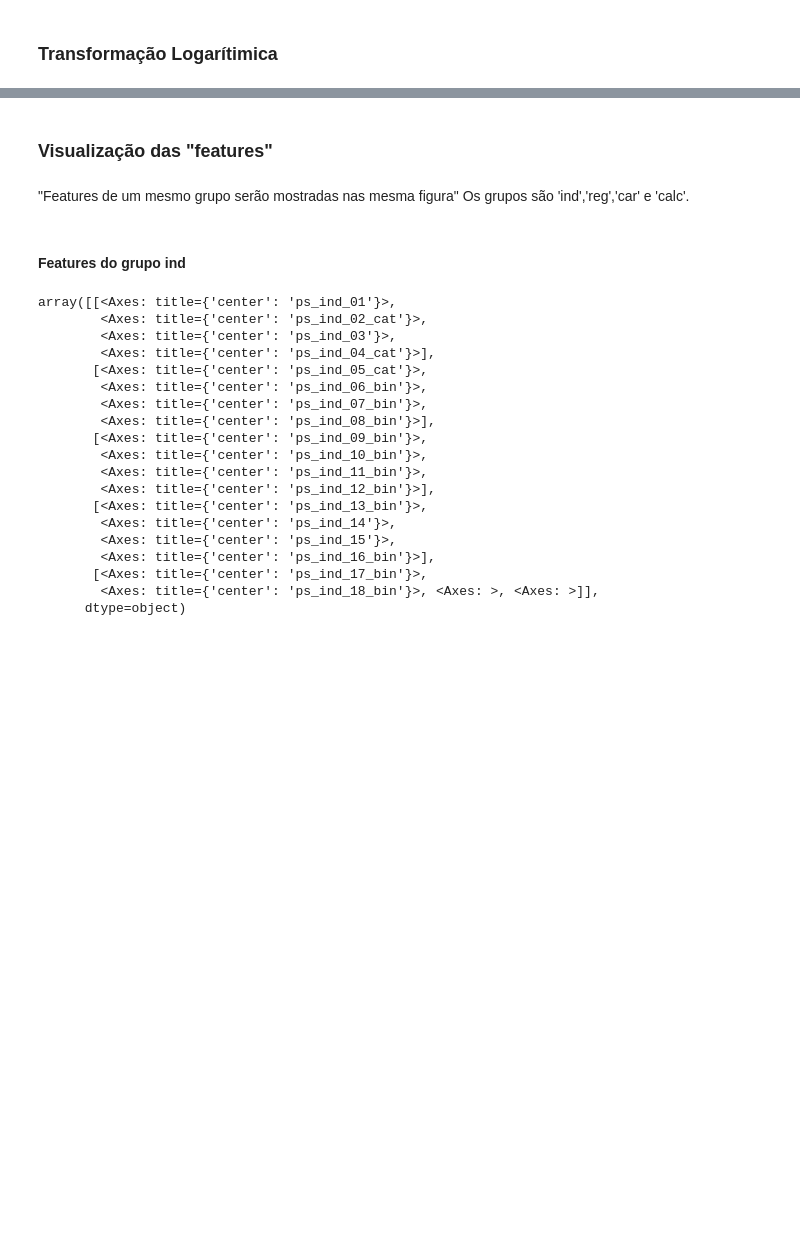
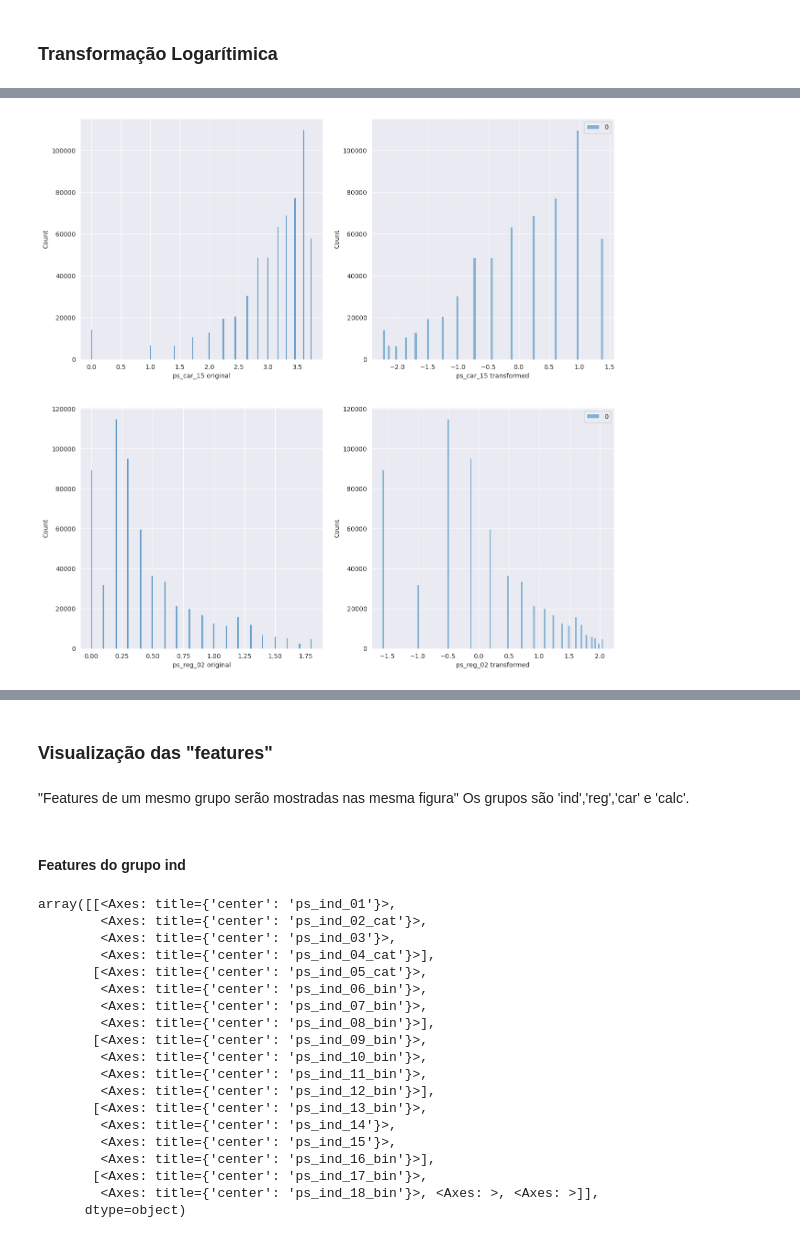
Before and after one commit to RodolfoPCruz/insurance-safe-driver-prediction, a Jupyter notebook: analise_exploratoria.ipynb, the cells around one changed output, grey strips where cells are left out. Cells and saved outputs as stored; diff of their text form; code cells hidden in the pictures; blank space fills up the shorter version.

```diff
--- a/analise_exploratoria.ipynb
+++ b/analise_exploratoria.ipynb
@@ -442,0 +478,6 @@ len(num_var_continuas)
+# %%
+#Aplicar transformação Yeo-Jhonson aos dados numéricos discretos (2 delas somente)
+
+plot_original_transformed(train,num_var_discretas_transformar,'yeo')
+# %% [output]
+[figure, added]
```
Also changed, not shown: parts of 14 cells of this notebook.
